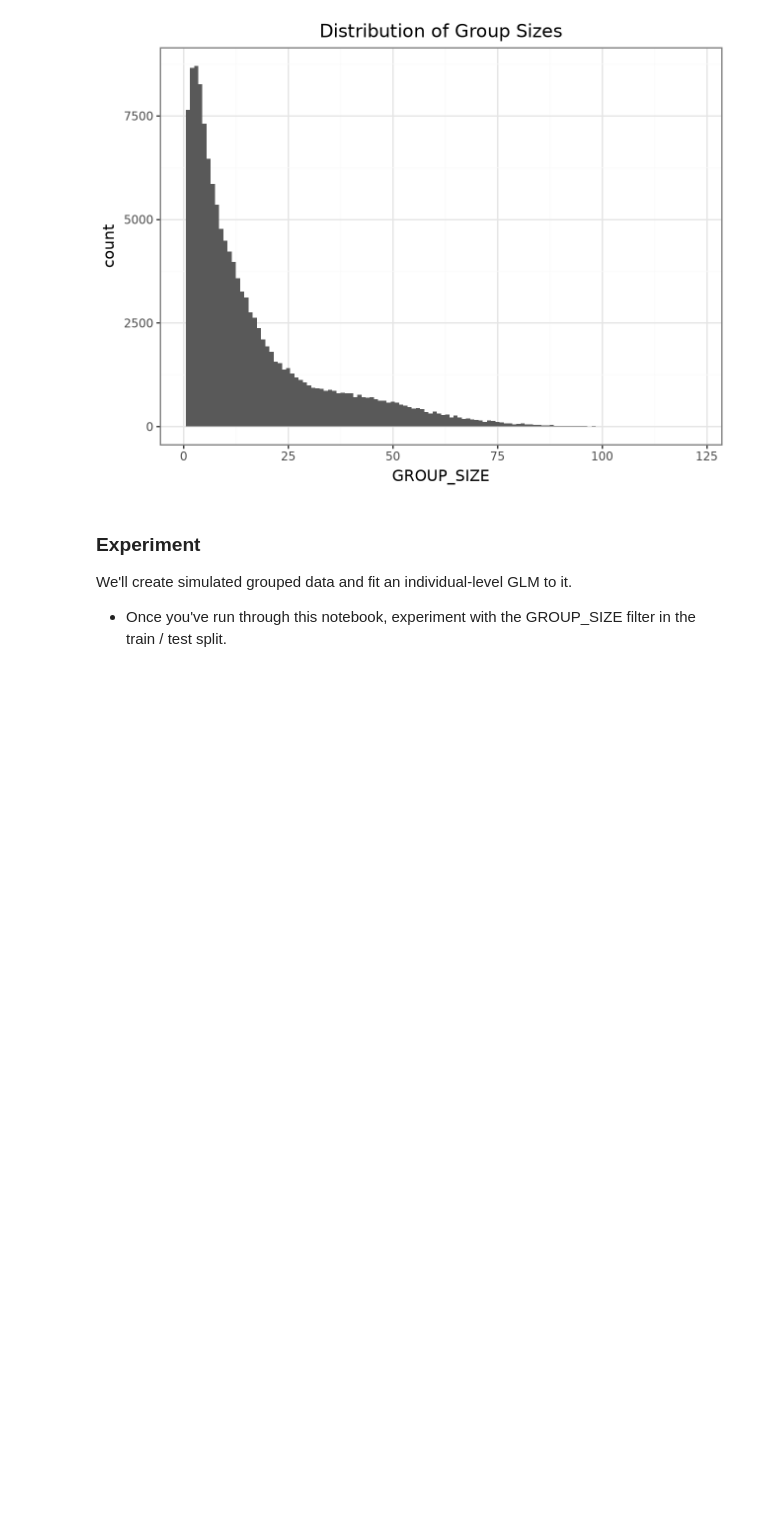
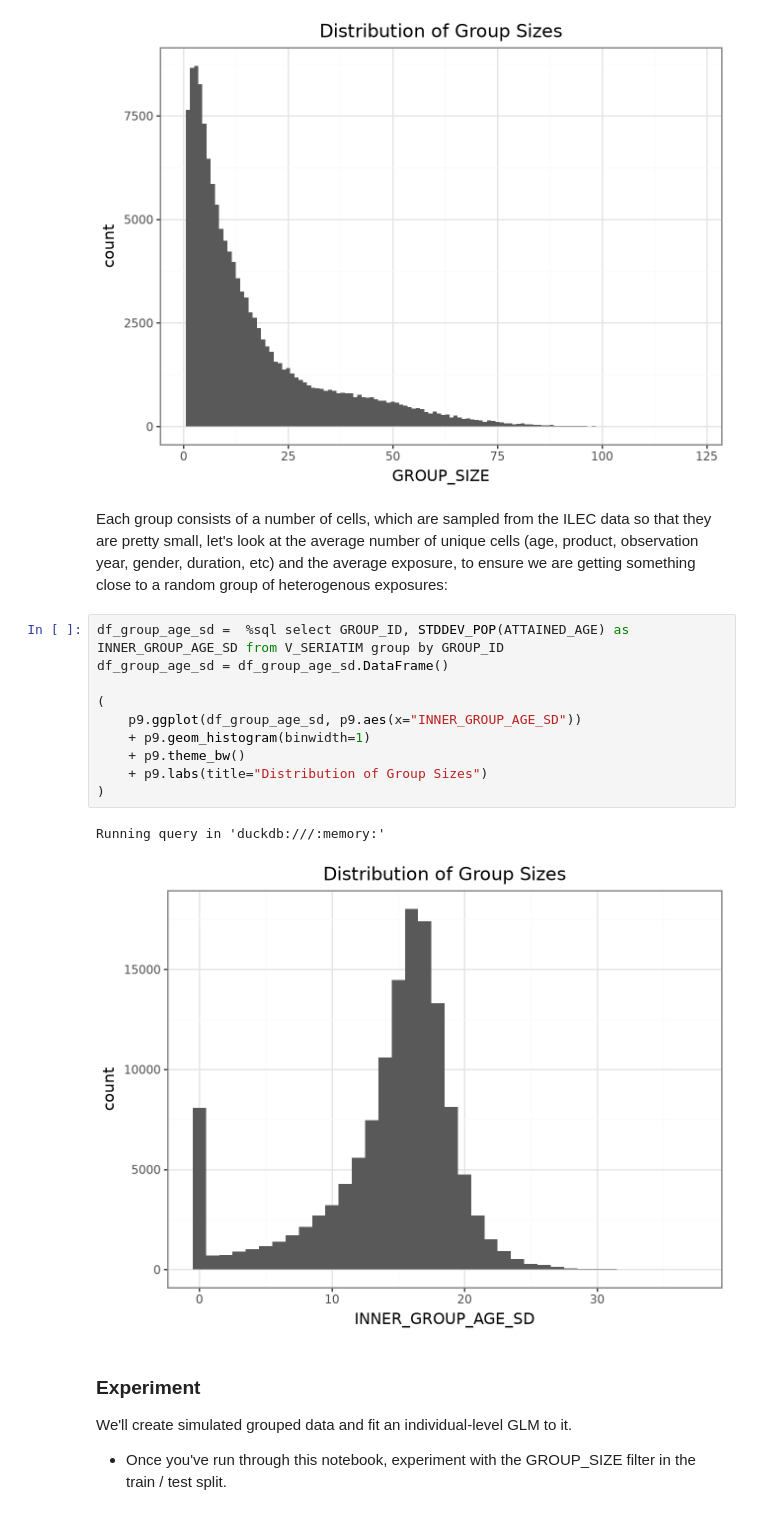
Before and after one commit to mma-fsa/data-examples, a Jupyter notebook: src/analysis/4_grouped_data_glm.ipynb, the cells around one changed output. Drawn from its saved outputs; the diff is of its cells as text; blank space fills up the shorter version.

Commit message:
wrapped up group model example

```diff
--- a/src/analysis/4_grouped_data_glm.ipynb
+++ b/src/analysis/4_grouped_data_glm.ipynb
@@ -66,6 +72,21 @@ df_group_sizes = df_group_sizes.DataFrame()
 # %% [output]
 Running query in 'duckdb:///:memory:'
 [figure]
+# %% [markdown]
+Each group consists of a number of cells, which are sampled from the ILEC data so that they are pretty small, let's look at the average number of unique cells (age, product, observation year, gender, duration, etc) and the average exposure, to ensure we are getting something close to a random group of heterogenous exposures:
+# %%
+df_group_age_sd =  %sql select GROUP_ID, STDDEV_POP(ATTAINED_AGE) as INNER_GROUP_AGE_SD from V_SERIATIM group by GROUP_ID
+df_group_age_sd = df_group_age_sd.DataFrame()
+
+(
+    p9.ggplot(df_group_age_sd, p9.aes(x="INNER_GROUP_AGE_SD"))
+    + p9.geom_histogram(binwidth=1)
+    + p9.theme_bw()
+    + p9.labs(title="Distribution of Group Sizes")
+)
+# %% [output]
+Running query in 'duckdb:///:memory:'
+[figure, added]
 # %% [markdown]
 ### Experiment
 
```
Also changed, not shown: parts of 17 cells of this notebook.
